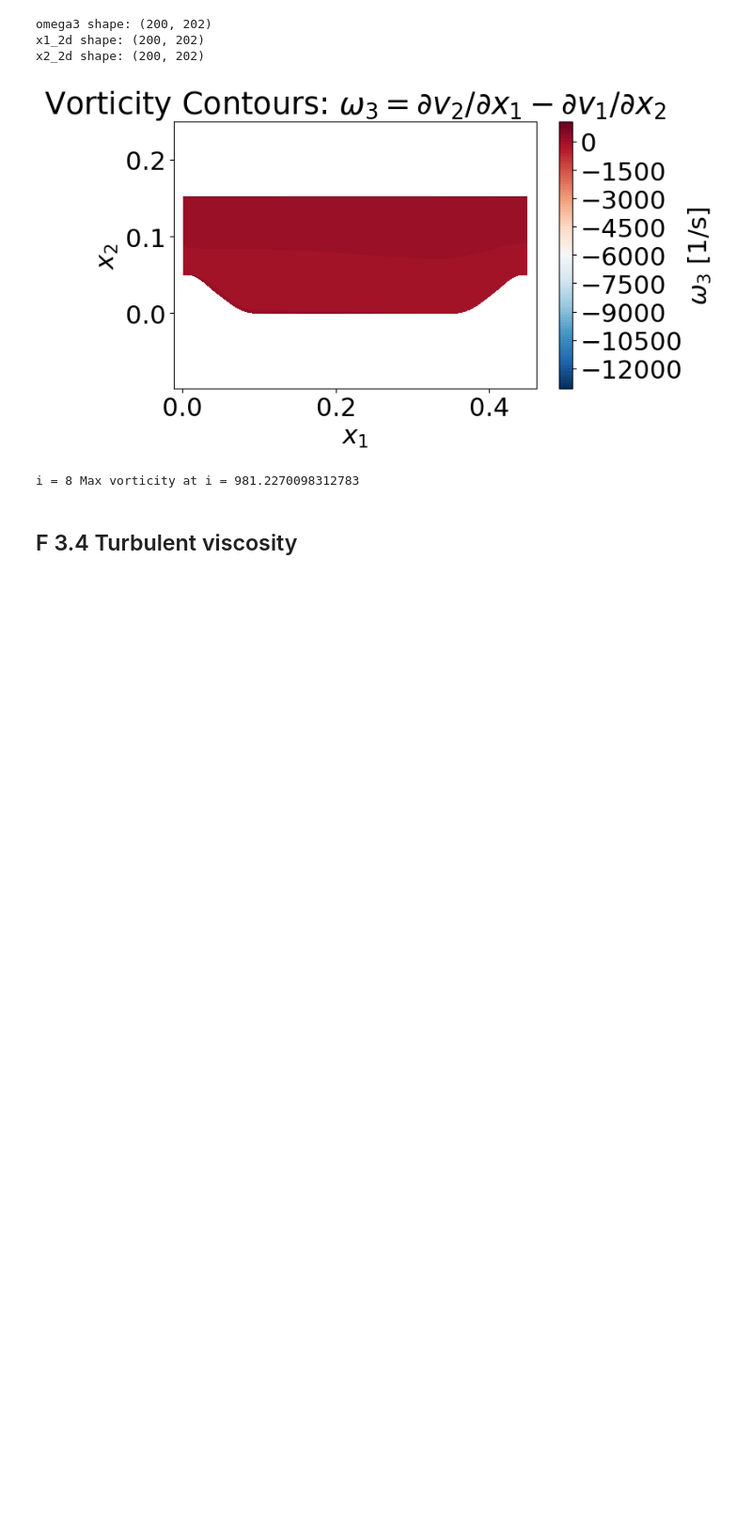
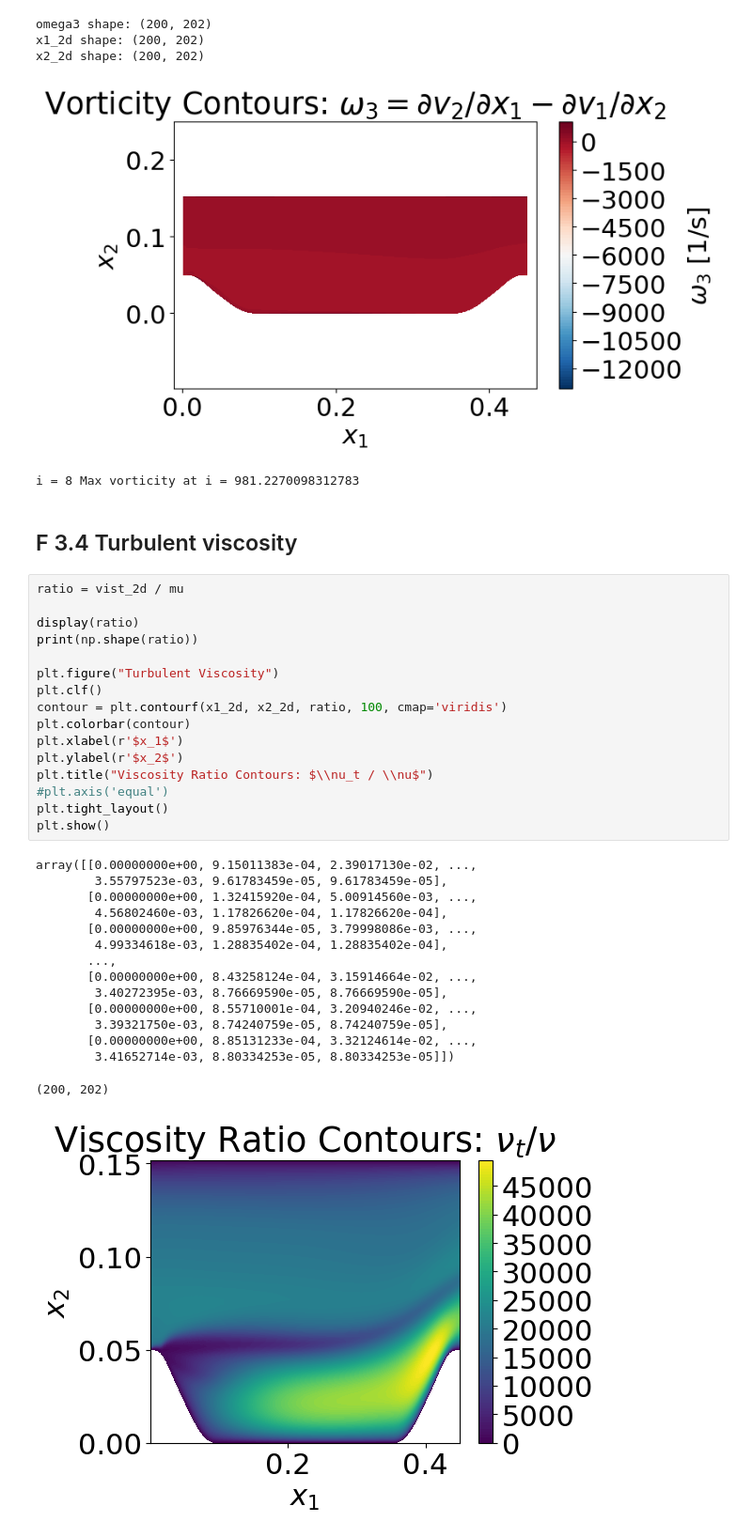
Before and after one commit to MartinStjernkvist/Applied-Mechanics, a Jupyter notebook: TME226/A2/Assignment_2.ipynb, the cells around one changed output. Shown at 94% size. Drawn from its saved outputs; the diff is of its cells as text; blank space fills up the shorter version.

```diff
--- a/TME226/A2/Assignment_2.ipynb
+++ b/TME226/A2/Assignment_2.ipynb
@@ -261,3 +261,35 @@ x2_2d shape: (200, 202)
 i = 8 Max vorticity at i = 981.2270098312783
 # %% [markdown]
 ## F 3.4 Turbulent viscosity
+# %%
+ratio = vist_2d / mu
+
+display(ratio)
+print(np.shape(ratio))
+
+plt.figure("Turbulent Viscosity")
+plt.clf()
+contour = plt.contourf(x1_2d, x2_2d, ratio, 100, cmap='viridis')
+plt.colorbar(contour)
+plt.xlabel(r'$x_1$')
+plt.ylabel(r'$x_2$')
+plt.title("Viscosity Ratio Contours: $\\nu_t / \\nu$")
+#plt.axis('equal')
+plt.tight_layout()
+plt.show()
+# %% [output]
+array([[0.00000000e+00, 9.15011383e-04, 2.39017130e-02, ...,
+        3.55797523e-03, 9.61783459e-05, 9.61783459e-05],
+       [0.00000000e+00, 1.32415920e-04, 5.00914560e-03, ...,
+        4.56802460e-03, 1.17826620e-04, 1.17826620e-04],
+       [0.00000000e+00, 9.85976344e-05, 3.79998086e-03, ...,
+        4.99334618e-03, 1.28835402e-04, 1.28835402e-04],
+       ...,
+       [0.00000000e+00, 8.43258124e-04, 3.15914664e-02, ...,
+        3.40272395e-03, 8.76669590e-05, 8.76669590e-05],
+       [0.00000000e+00, 8.55710001e-04, 3.20940246e-02, ...,
+        3.39321750e-03, 8.74240759e-05, 8.74240759e-05],
+       [0.00000000e+00, 8.85131233e-04, 3.32124614e-02, ...,
+        3.41652714e-03, 8.80334253e-05, 8.80334253e-05]])
+(200, 202)
+[figure, added]
```
Also changed, not shown: parts of 3 cells of this notebook, 3 other files.
